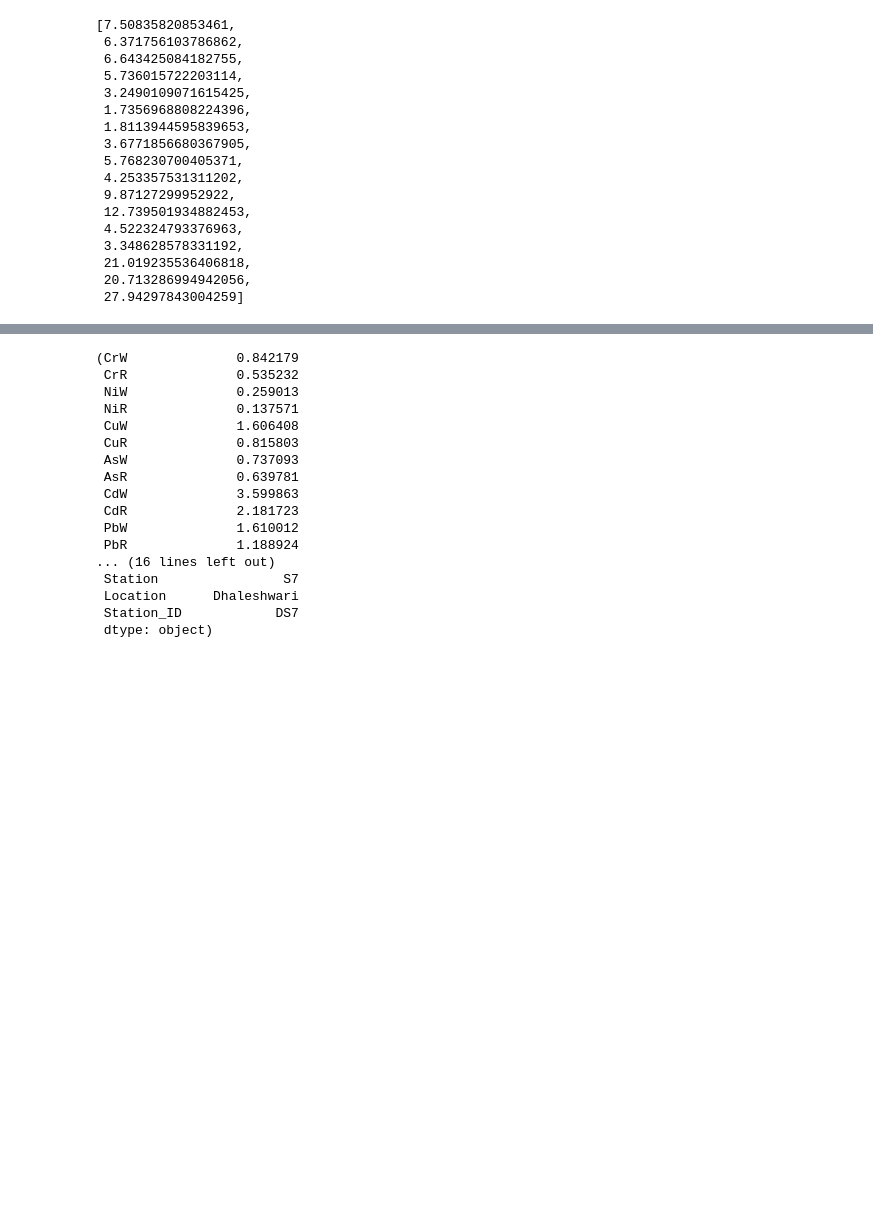
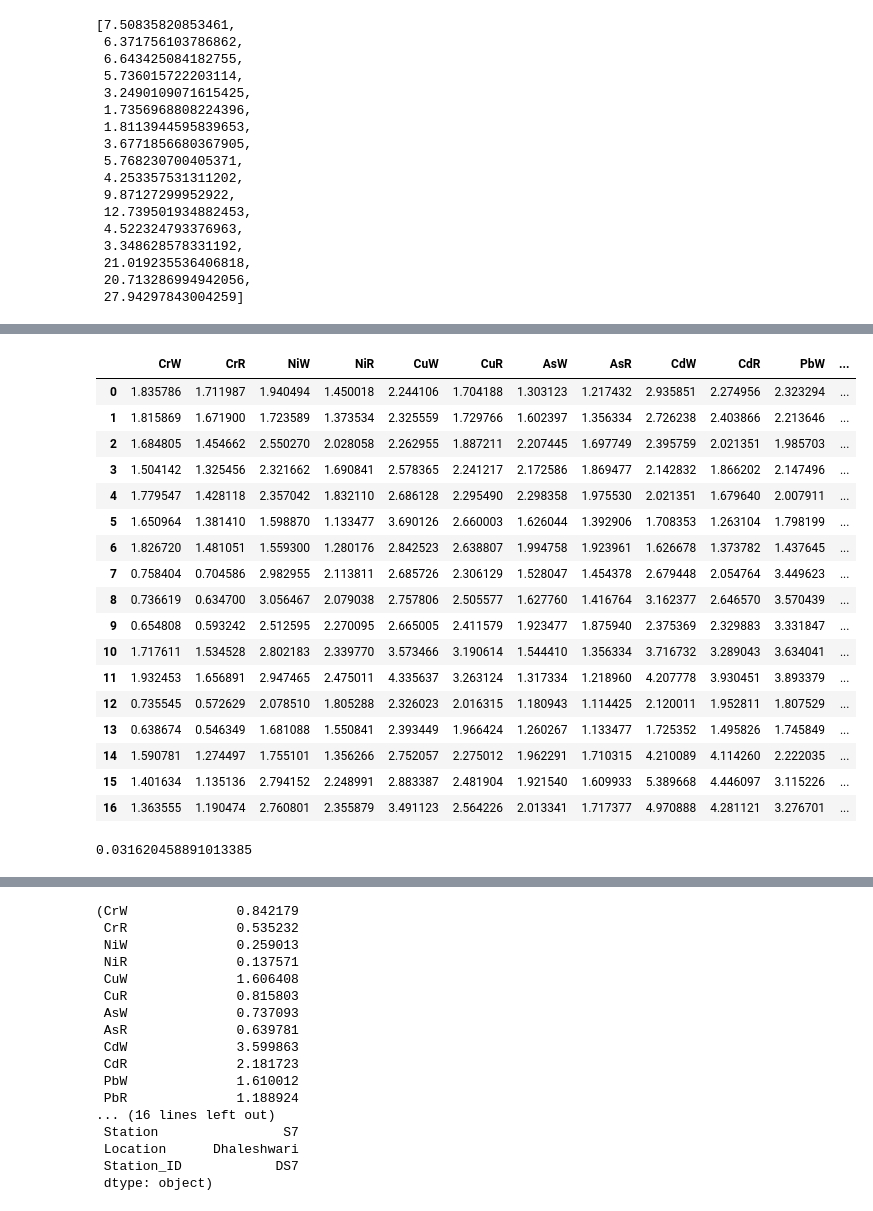
Before and after one commit to rakibhhridoy/OnGoingStudy, a Jupyter notebook: Five_Rivers/Python/sample.ipynb, the cells around one changed output, grey strips where cells are left out. Saved outputs shown, nothing was run; the diff lists cells and outputs as text; code cells hidden in the pictures; blank space fills up the shorter version.

```diff
--- a/Five_Rivers/Python/sample.ipynb
+++ b/Five_Rivers/Python/sample.ipynb
@@ -1051,0 +1392,12 @@ ef.to_csv("EF_ModifiedPLI.csv")
+# %%
+mhqW = pd.DataFrame(data={
+    "Stations": stations["Location"],
+    "Cr": mhq_Cr,
+    "Ni": mhq_Ni,
+    "Cu": mhq_Cu,
+    "As": mhq_As,
+    "Cd": mhq_Cd,
+    "Pb": mhq_Pb,}
+)
+
+mhqW
@@ -1051,0 +1472,12 @@ ef.to_csv("EF_ModifiedPLI.csv")
+# %%
+mhqR = pd.DataFrame(data={
+    "Stations": stations["Location"],
+    "Cr": mhq_Cr,
+    "Ni": mhq_Ni,
+    "Cu": mhq_Cu,
+    "As": mhq_As,
+    "Cd": mhq_Cd,
+    "Pb": mhq_Pb,}
+)
+
+mhqR
@@ -1051,0 +1503,37 @@ ef.to_csv("EF_ModifiedPLI.csv")
+# %%
+mhq = pd.DataFrame(data={
+    "CrW": mhqW.Cr,
+    "CrR": mhqR.Cr,
+    "NiW": mhqW.Ni,
+    "NiR": mhqR.Ni,
+    "CuW": mhqW.Cu,
+    "CuR": mhqR.Cu,
+    "AsW": mhqW.As,
+    "AsR": mhqR.As,
+    "CdW": mhqW.Cd,
+    "CdR": mhqR.Cd,
+    "PbW": mhqW.Pb,
+    "PbR": mhqR.Pb,
+    "Stations": stations["Location"]
+})
+
+mhq
+# %% [output]
+|  | CrW | CrR | NiW | NiR | CuW | CuR | AsW | AsR | CdW | CdR | PbW | ... |
+| 0 | 1.835786 | 1.711987 | 1.940494 | 1.450018 | 2.244106 | 1.704188 | 1.303123 | 1.217432 | 2.935851 | 2.274956 | 2.323294 | ... |
+| 1 | 1.815869 | 1.671900 | 1.723589 | 1.373534 | 2.325559 | 1.729766 | 1.602397 | 1.356334 | 2.726238 | 2.403866 | 2.213646 | ... |
+| 2 | 1.684805 | 1.454662 | 2.550270 | 2.028058 | 2.262955 | 1.887211 | 2.207445 | 1.697749 | 2.395759 | 2.021351 | 1.985703 | ... |
+| 3 | 1.504142 | 1.325456 | 2.321662 | 1.690841 | 2.578365 | 2.241217 | 2.172586 | 1.869477 | 2.142832 | 1.866202 | 2.147496 | ... |
+| 4 | 1.779547 | 1.428118 | 2.357042 | 1.832110 | 2.686128 | 2.295490 | 2.298358 | 1.975530 | 2.021351 | 1.679640 | 2.007911 | ... |
+| 5 | 1.650964 | 1.381410 | 1.598870 | 1.133477 | 3.690126 | 2.660003 | 1.626044 | 1.392906 | 1.708353 | 1.263104 | 1.798199 | ... |
+| 6 | 1.826720 | 1.481051 | 1.559300 | 1.280176 | 2.842523 | 2.638807 | 1.994758 | 1.923961 | 1.626678 | 1.373782 | 1.437645 | ... |
+| 7 | 0.758404 | 0.704586 | 2.982955 | 2.113811 | 2.685726 | 2.306129 | 1.528047 | 1.454378 | 2.679448 | 2.054764 | 3.449623 | ... |
+| 8 | 0.736619 | 0.634700 | 3.056467 | 2.079038 | 2.757806 | 2.505577 | 1.627760 | 1.416764 | 3.162377 | 2.646570 | 3.570439 | ... |
+| 9 | 0.654808 | 0.593242 | 2.512595 | 2.270095 | 2.665005 | 2.411579 | 1.923477 | 1.875940 | 2.375369 | 2.329883 | 3.331847 | ... |
+| 10 | 1.717611 | 1.534528 | 2.802183 | 2.339770 | 3.573466 | 3.190614 | 1.544410 | 1.356334 | 3.716732 | 3.289043 | 3.634041 | ... |
+| 11 | 1.932453 | 1.656891 | 2.947465 | 2.475011 | 4.335637 | 3.263124 | 1.317334 | 1.218960 | 4.207778 | 3.930451 | 3.893379 | ... |
+| 12 | 0.735545 | 0.572629 | 2.078510 | 1.805288 | 2.326023 | 2.016315 | 1.180943 | 1.114425 | 2.120011 | 1.952811 | 1.807529 | ... |
+| 13 | 0.638674 | 0.546349 | 1.681088 | 1.550841 | 2.393449 | 1.966424 | 1.260267 | 1.133477 | 1.725352 | 1.495826 | 1.745849 | ... |
+| 14 | 1.590781 | 1.274497 | 1.755101 | 1.356266 | 2.752057 | 2.275012 | 1.962291 | 1.710315 | 4.210089 | 4.114260 | 2.222035 | ... |
+| 15 | 1.401634 | 1.135136 | 2.794152 | 2.248991 | 2.883387 | 2.481904 | 1.921540 | 1.609933 | 5.389668 | 4.446097 | 3.115226 | ... |
+| 16 | 1.363555 | 1.190474 | 2.760801 | 2.355879 | 3.491123 | 2.564226 | 2.013341 | 1.717377 | 4.970888 | 4.281121 | 3.276701 | ... |
@@ -1051,0 +1542,5 @@ ef.to_csv("EF_ModifiedPLI.csv")
+# %%
+constCr = (1/TEL["Cr"]) + (1/PEL["Cr"]) + (1/SEL["Cr"])
+constCr
+# %% [output]
+0.031620458891013385
```
Also changed, not shown: parts of 21 cells of this notebook, 1 other file.
